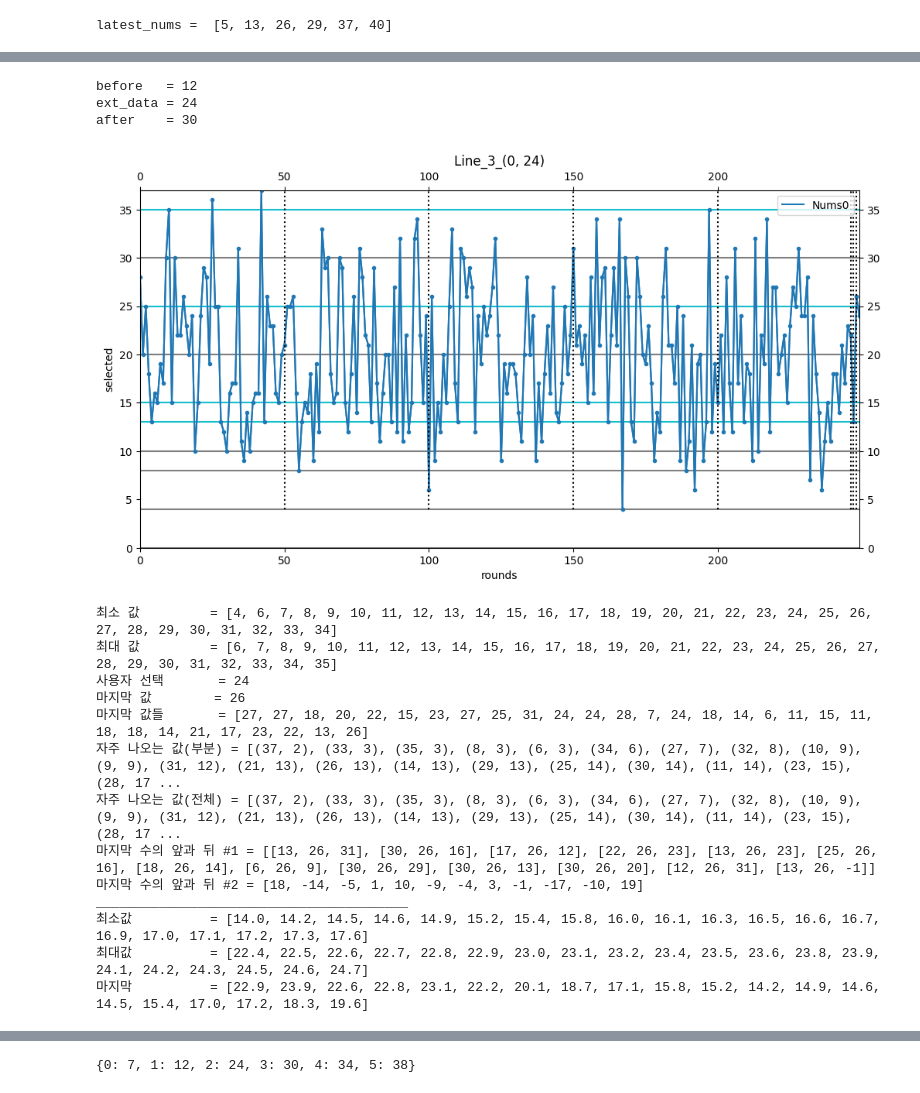
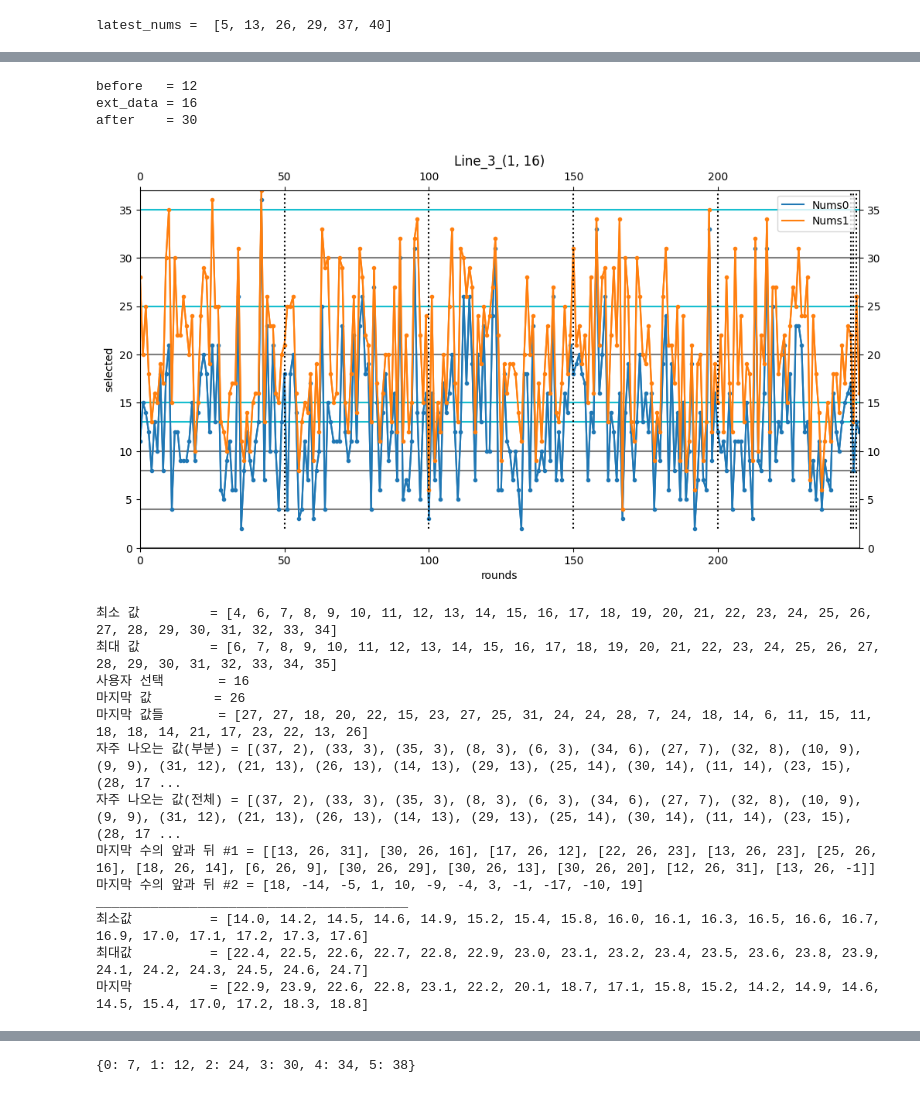
Before and after one commit to swhors/LSTM_Analyze, a Jupyter notebook: foresttrans/memo_0901_3.ipynb, the cells around one changed output, grey strips where cells are left out. Cells and saved outputs as stored; diff of their text form; code cells hidden in the pictures.

```diff
--- a/foresttrans/memo_0901_3.ipynb
+++ b/foresttrans/memo_0901_3.ipynb
@@ -422,7 +421,7 @@ execute this code. [2025-09-01 18:58:39.796911]
 Round = 1
 ############################
 selected = Round - 1
-ext_data = 7
+ext_data = 3
 
 if op_with_re:
     ext_data = candidate[selected]
@@ -586,7 +585,7 @@ Round = 3
 ############################
 selected = Round - 1
 
-ext_data = 24
+ext_data = 16
 
 if op_with_re:
     ext_data = candidate[selected]
@@ -608,7 +607,7 @@ start_pos_0 = 150
 start_pos_1 = 250
 num_data=row_list_none_last[selected]
 show_after = False
-show_before = False
+show_before = True
 show_average = True
 min_max_last_num_length = 20
 show_diff_nums = False
@@ -619,38 +618,38 @@ show_data = []
 for i in range(6):
     show_data.append(row_list[i][start_pos:])
 
 vline_poses = []
 for i in range(1, (len(row_list_none_last[selected]) - start_pos_0) // 50 +1):
     vline_poses.append((50*i, 0, 45))
 
 get_information_v2(selected=selected,
                    last_results=row_list_none_last,
                    ext_datas=ext_datas,
                    wanted_data_length=wanted_data_length,
                    helper_line_nums_1=helper_line_nums_1,
                    helper_line_nums_2=helper_line_nums_2,
                    show_diff=True,
                    lengths=lengths,
                    start_pos_0=start_pos_0,
                    start_pos_1=start_pos_1,
                    show_after=show_after,
                    show_before=show_before,
                    show_average=show_average,
                    min_max_last_num_length=min_max_last_num_length,
                    show_diff_nums=show_diff_nums,
                    vline_poses=vline_poses
                    )
 candidate[selected] = ext_data
 update_candidated(candidated={selected: ext_data}, version=version)
 print(f'execute this code. [{datetime.now()}]')
 # %% [output]
 before   = 12
-ext_data = 24
+ext_data = 16
 after    = 30
-[figure, old version]
+[figure, new version]
 최소 값         = [4, 6, 7, 8, 9, 10, 11, 12, 13, 14, 15, 16, 17, 18, 19, 20, 21, 22, 23, 24, 25, 26, 27, 28, 29, 30, 31, 32, 33, 34]
 최대 값         = [6, 7, 8, 9, 10, 11, 12, 13, 14, 15, 16, 17, 18, 19, 20, 21, 22, 23, 24, 25, 26, 27, 28, 29, 30, 31, 32, 33, 34, 35]
-사용자 선택       = 24
+사용자 선택       = 16
 마지막 값        = 26
 마지막 값들       = [27, 27, 18, 20, 22, 15, 23, 27, 25, 31, 24, 24, 28, 7, 24, 18, 14, 6, 11, 15, 11, 18, 18, 14, 21, 17, 23, 22, 13, 26]
 자주 나오는 값(부분) = [(37, 2), (33, 3), (35, 3), (8, 3), (6, 3), (34, 6), (27, 7), (32, 8), (10, 9), (9, 9), (31, 12), (21, 13), (26, 13), (14, 13), (29, 13), (25, 14), (30, 14), (11, 14), (23, 15), (28, 17 ...
@@ -660,5 +659,5 @@ after    = 30
 ________________________________________
 최소값          = [14.0, 14.2, 14.5, 14.6, 14.9, 15.2, 15.4, 15.8, 16.0, 16.1, 16.3, 16.5, 16.6, 16.7, 16.9, 17.0, 17.1, 17.2, 17.3, 17.6]
 최대값          = [22.4, 22.5, 22.6, 22.7, 22.8, 22.9, 23.0, 23.1, 23.2, 23.4, 23.5, 23.6, 23.8, 23.9, 24.1, 24.2, 24.3, 24.5, 24.6, 24.7]
-마지막          = [22.9, 23.9, 22.6, 22.8, 23.1, 22.2, 20.1, 18.7, 17.1, 15.8, 15.2, 14.2, 14.9, 14.6, 14.5, 15.4, 17.0, 17.2, 18.3, 19.6]
+마지막          = [22.9, 23.9, 22.6, 22.8, 23.1, 22.2, 20.1, 18.7, 17.1, 15.8, 15.2, 14.2, 14.9, 14.6, 14.5, 15.4, 17.0, 17.2, 18.3, 18.8]
 [figure]
```
Also changed, not shown: parts of 16 cells of this notebook, 4 other files.
